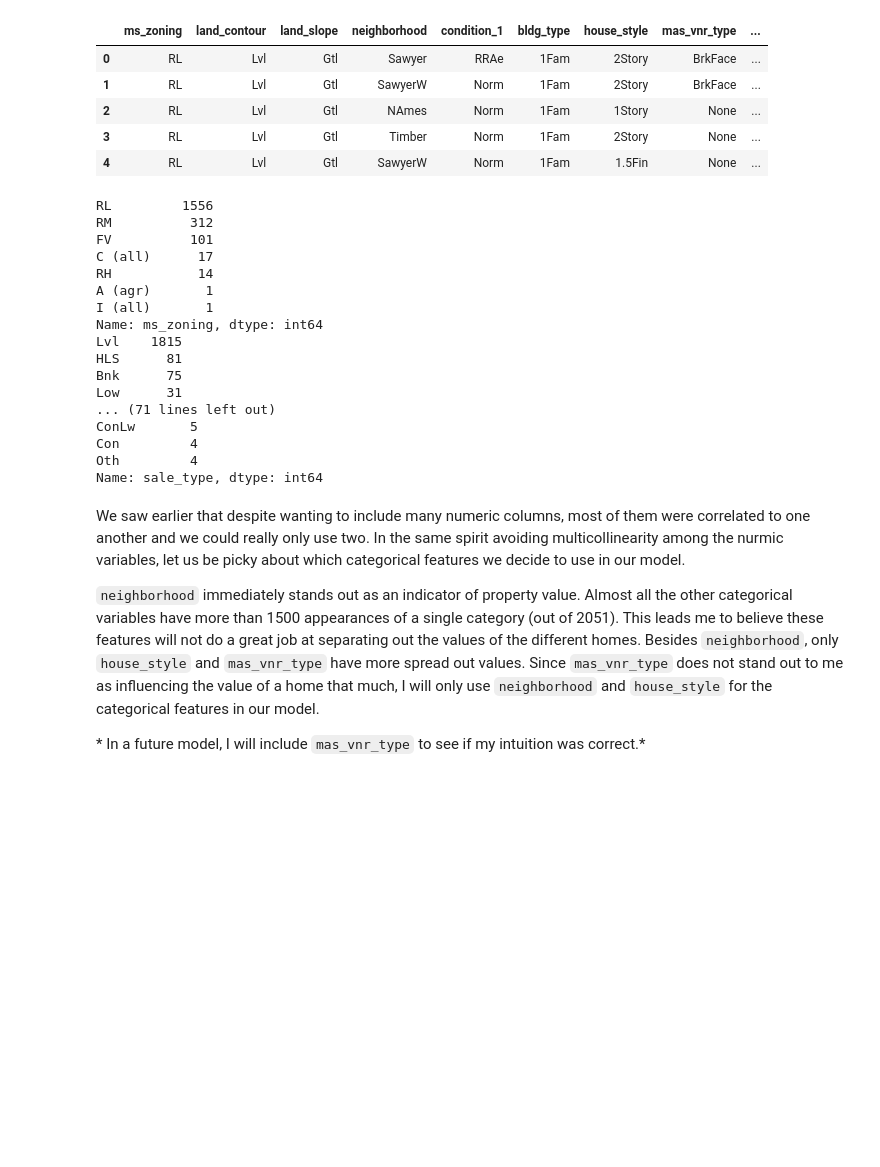
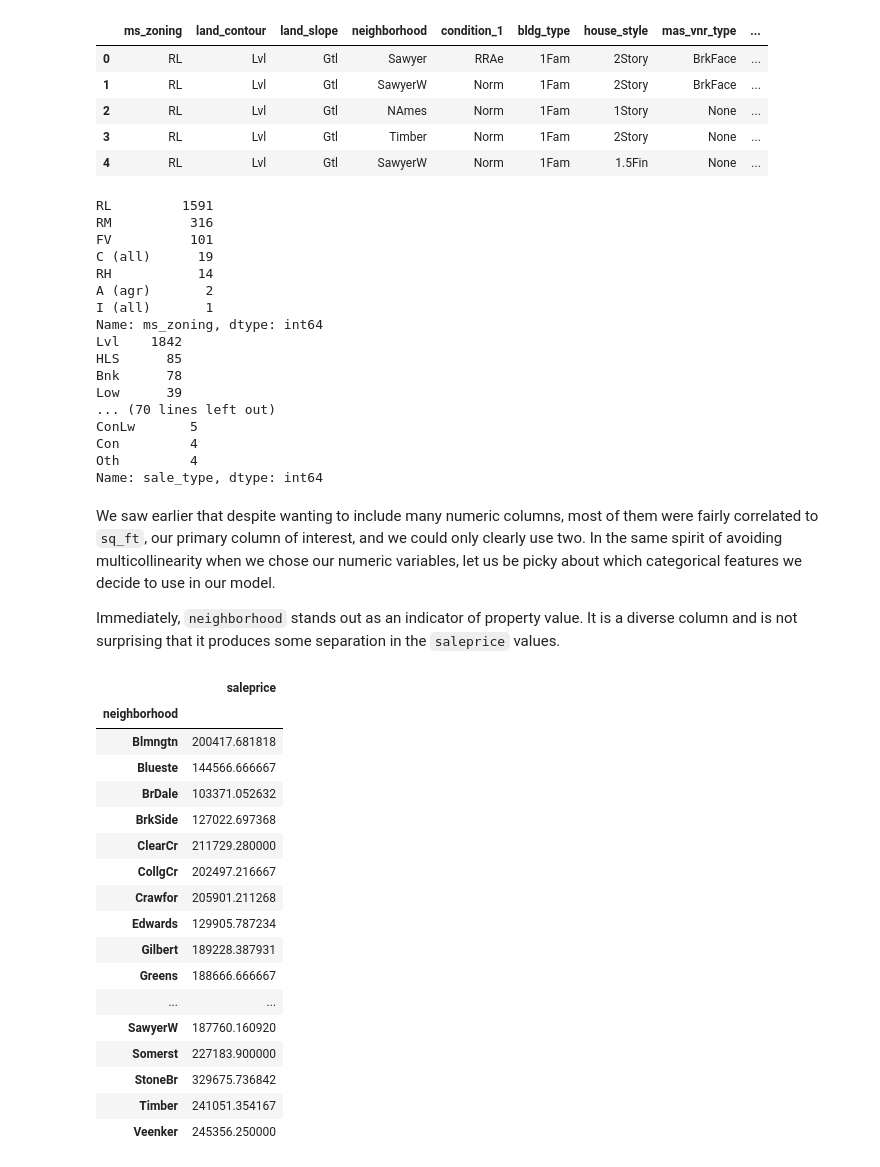
Before and after one commit to jguo052/Ames-Housing-Price-Regression, a Jupyter notebook: code/02_feature_selection_and_dummifying.ipynb, the cells around one changed output. Saved outputs shown, nothing was run; the diff lists cells and outputs as text; code cells hidden in the pictures; blank space fills up the shorter version.

Commit message:
Finished partitioning/making presentable the feature selection and dummifying code - still minor revisions left

```diff
--- a/code/02_feature_selection_and_dummifying.ipynb
+++ b/code/02_feature_selection_and_dummifying.ipynb
@@ -152,29 +204,48 @@ categoric_cols.head()
 | 3 | RL | Lvl | Gtl | Timber | Norm | 1Fam | 2Story | None | ... |
 | 4 | RL | Lvl | Gtl | SawyerW | Norm | 1Fam | 1.5Fin | None | ... |
 # %%
-for col in categoric.columns:
-    print(categoric[col].value_counts(dropna = False))
+for col in categoric_cols.columns:
+    print(categoric_cols[col].value_counts(dropna = False))
 # %% [output]
-RL         1556
-RM          312
+RL         1591
+RM          316
 FV          101
-C (all)      17
+C (all)      19
 RH           14
-A (agr)       1
+A (agr)       2
 I (all)       1
 Name: ms_zoning, dtype: int64
-Lvl    1815
-HLS      81
-Bnk      75
-Low      31
-... (71 lines left out)
+Lvl    1842
+HLS      85
+Bnk      78
+Low      39
+... (70 lines left out)
 ConLw       5
 Con         4
 Oth         4
 Name: sale_type, dtype: int64
 # %% [markdown]
-We saw earlier that despite wanting to include many numeric columns, most of them were correlated to one another and we could really only use two. In the same spirit avoiding multicollinearity among the nurmic variables, let us be picky about which categorical features we decide to use in our model.
+We saw earlier that despite wanting to include many numeric columns, most of them were fairly correlated to `sq_ft`, our primary column of interest, and we could only clearly use two. In the same spirit of avoiding multicollinearity when we chose our numeric variables, let us be picky about which categorical features we decide to use in our model.
 
-`neighborhood` immediately stands out as an indicator of property value. Almost all the other categorical variables have more than 1500 appearances of a single category (out of 2051). This leads me to believe these features will not do a great job at separating out the values of the different homes. Besides `neighborhood`, only `house_style` and `mas_vnr_type` have more spread out values. Since `mas_vnr_type` does not stand out to me as influencing the value of a home that much, I will only use `neighborhood` and `house_style` for the categorical features in our model.
-
-\* In a future model, I will include `mas_vnr_type` to see if my intuition was correct.\*
+Immediately, `neighborhood` stands out as an indicator of property value. It is a diverse column and is not surprising that it produces some separation in the `saleprice` values.
+# %%
+house.groupby('neighborhood')[['saleprice']].mean()
+# %% [output]
+|  | saleprice |
+| neighborhood |  |
+| Blmngtn | 200417.681818 |
+| Blueste | 144566.666667 |
+| BrDale | 103371.052632 |
+| BrkSide | 127022.697368 |
+| ClearCr | 211729.280000 |
+| CollgCr | 202497.216667 |
+| Crawfor | 205901.211268 |
+| Edwards | 129905.787234 |
+| Gilbert | 189228.387931 |
+| Greens | 188666.666667 |
+| ... | ... |
+| SawyerW | 187760.160920 |
+| Somerst | 227183.900000 |
+| StoneBr | 329675.736842 |
+| Timber | 241051.354167 |
+| Veenker | 245356.250000 |
```
Also changed, not shown: parts of 35 cells of this notebook, 2 other files.
